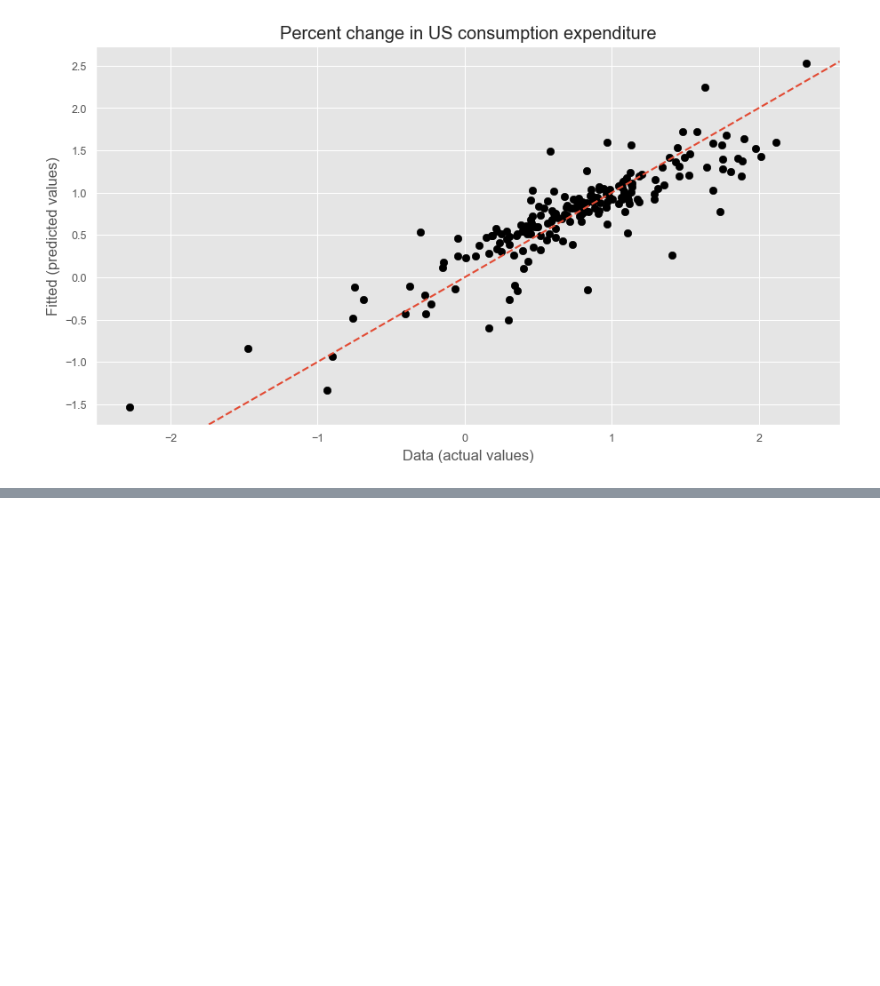
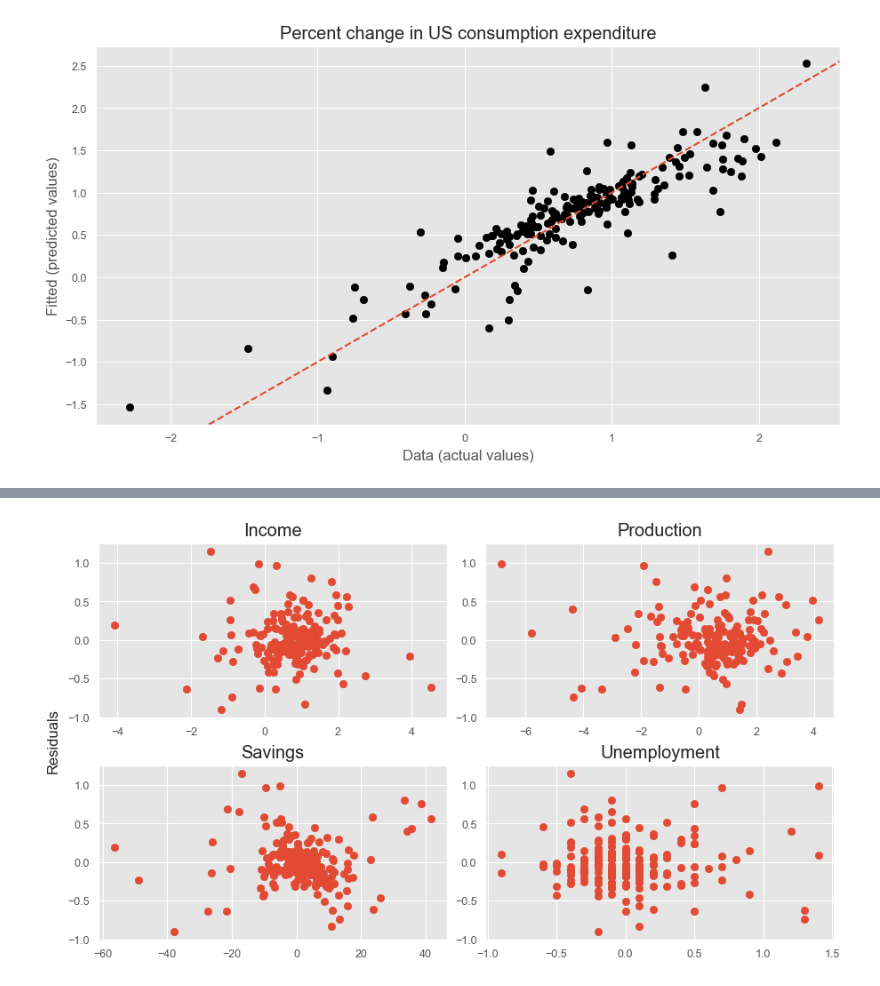
Before and after one commit to omeraytug/fpp3, a Jupyter notebook: code_alongs/07_time_series_regression_models.ipynb, the cells around one changed output, grey strips where cells are left out. Saved outputs shown, nothing was run; the diff lists cells and outputs as text; code cells hidden in the pictures; blank space fills up the shorter version.

```diff
--- a/code_alongs/07_time_series_regression_models.ipynb
+++ b/code_alongs/07_time_series_regression_models.ipynb
@@ -426,0 +439,10 @@ plt.show()
+# %%
+fig, axes = plt.subplots(nrows=2, ncols=2)
+columns = ["Income", "Production", "Savings", "Unemployment"]
+for ax, column in zip(axes.ravel(), columns):
+    ax.scatter(us_change[column], residuals)
+    ax.set(title=column)
+fig.supylabel("Residuals")
+plt.show()
+# %% [output]
+[figure, added]
```
Also changed, not shown: parts of 18 cells of this notebook, 1 other file.
